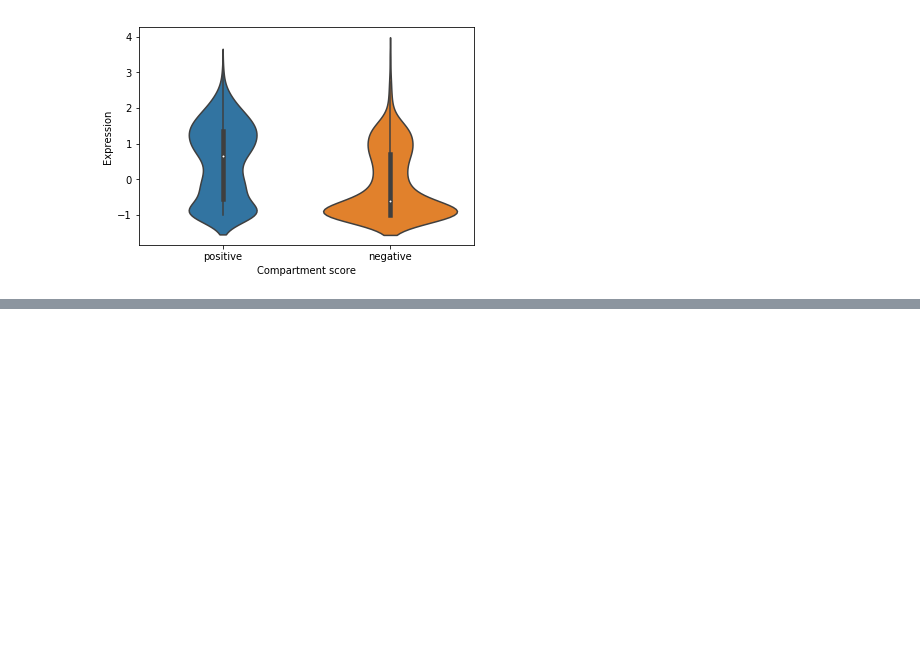
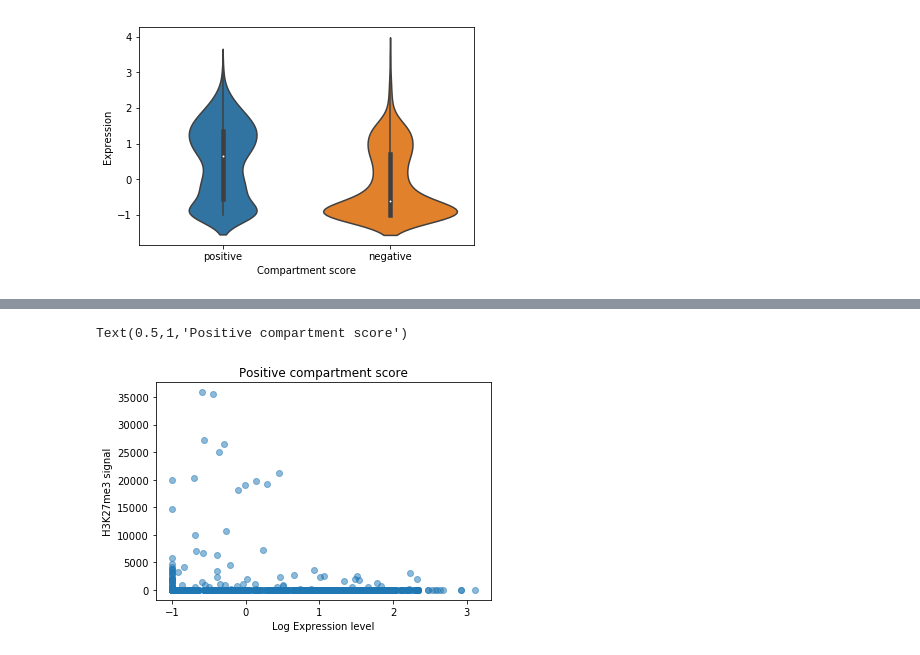
Before and after one commit to fzxliu/qbb2020-answers, a Jupyter notebook: lab-week11/hw-lab-week11.ipynb, the cells around one changed output, grey strips where cells are left out. Drawn from its saved outputs; the diff is of its cells as text; code cells hidden in the pictures; blank space fills up the shorter version.

```diff
--- a/lab-week11/hw-lab-week11.ipynb
+++ b/lab-week11/hw-lab-week11.ipynb
@@ -63,0 +97,8 @@ ax=sns.violinplot('Compartment score', 'Expression', data=df_exp)
+# %%
+plt.scatter(log_exp_pos, rep_pos, alpha=0.5)
+plt.xlabel('Log Expression level')
+plt.ylabel('H3K27me3 signal')
+plt.title('Positive compartment score')
+# %% [output]
+Text(0.5,1,'Positive compartment score')
+[figure, added]
```
Also changed, not shown: parts of 5 cells of this notebook.
